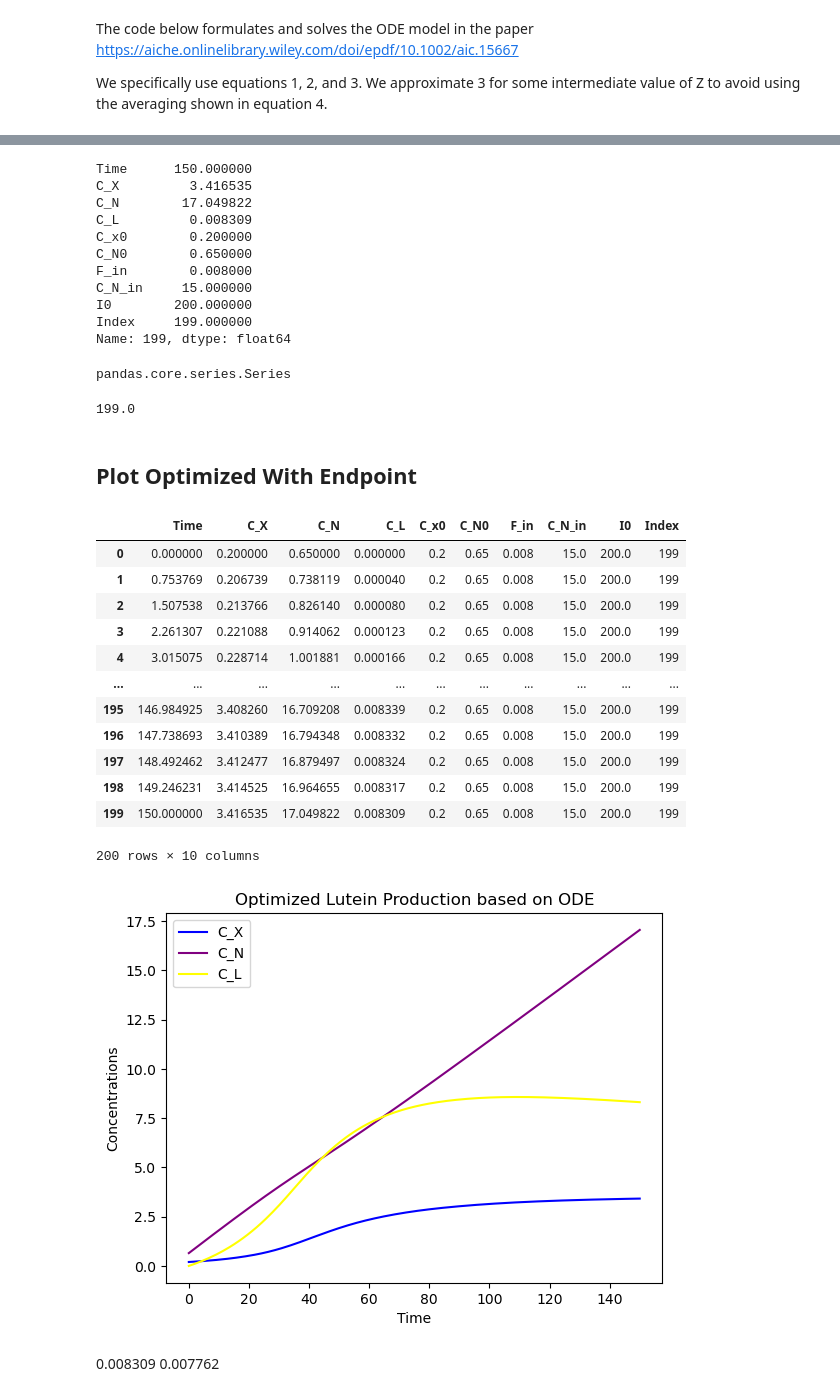
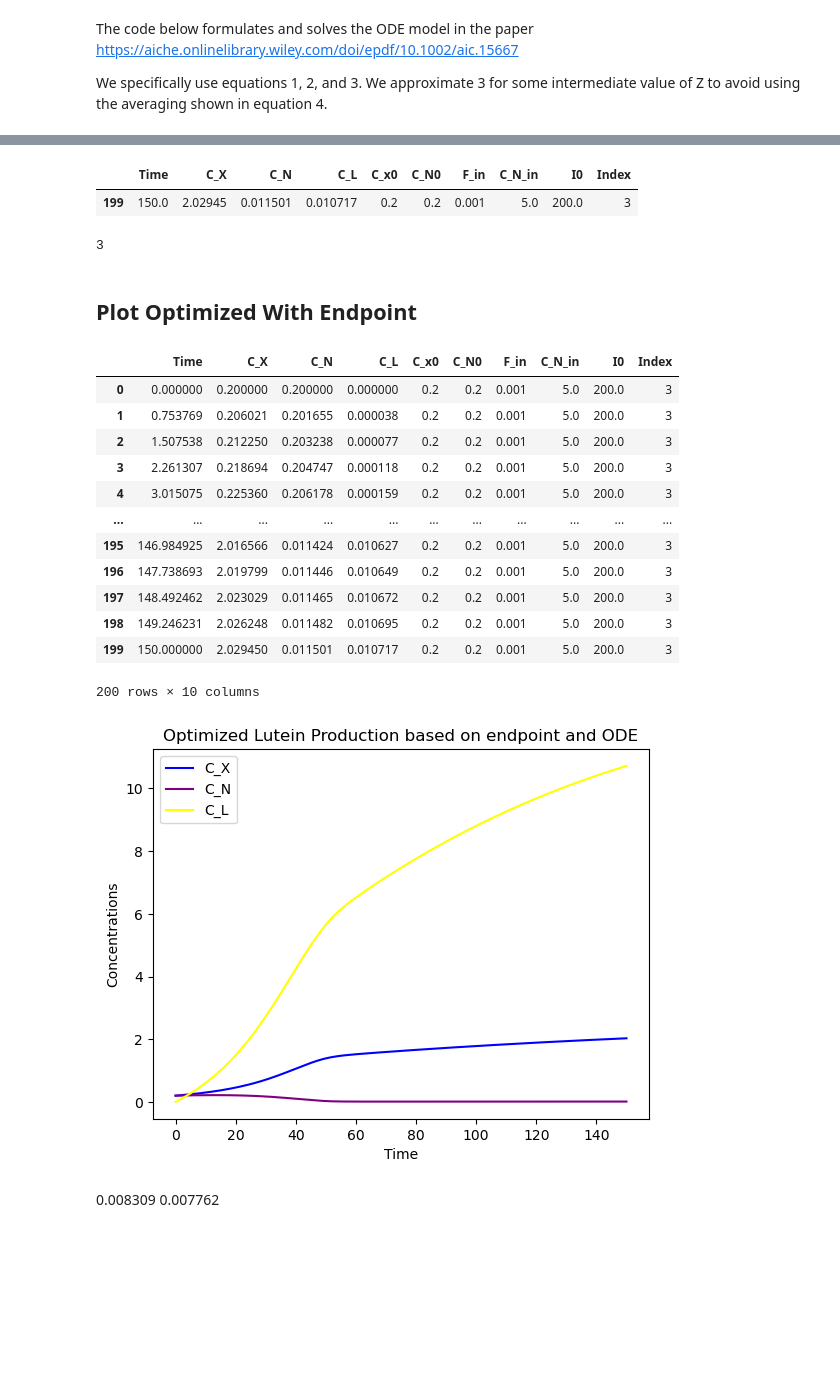
Before and after one commit to swamilikes2code/Python_based_Interactive_Scientific_Visualization, a Jupyter notebook: digital_lab_twin/Alex_Pellett/Lutein_Optimize.ipynb, the cells around one changed output, grey strips where cells are left out. Saved outputs shown, nothing was run; the diff lists cells and outputs as text; code cells hidden in the pictures; blank space fills up the shorter version.

Commit message:
Fixed Optimize with Endpoint and Max Lutein

```diff
--- a/digital_lab_twin/Alex_Pellett/Lutein_Optimize.ipynb
+++ b/digital_lab_twin/Alex_Pellett/Lutein_Optimize.ipynb
@@ -40,7 +40,7 @@ import numpy as np
 # a good range for C_N_in (the inlet concentration of nitrate feed to the reactor) is 5 - 15 g/L
 # a good range for intensity of light is 100 - 200 umol/m2-s
 
-num_values = 5
+num_values = 4
 #Create array of test values for each variable
 C_x0_r = np.linspace(0.2, 2, num_values) #g/L
 C_N0_r = np.linspace(0.2, 2, num_values) #g/L
@@ -190,27 +188,18 @@ max_L_row = endpoint_df.iloc[endpoint_df['C_L'].idxmax()]
-# %%
-max_L_row
-# %% [output]
-Time      150.000000
-C_X         3.416535
-C_N        17.049822
-C_L         0.008309
-C_x0        0.200000
-C_N0        0.650000
-F_in        0.008000
-C_N_in     15.000000
-I0        200.000000
-Index     199.000000
-Name: 199, dtype: float64
-# %%
-type(max_L_row)
-# %% [output]
-pandas.core.series.Series
+# %%
+endpoint_L_max = endpoint_df['C_L'].max()
+# %%
+endpoint_max_info = endpoint_df[endpoint_df['C_L'] == endpoint_L_max]
+# %%
+endpoint_max_info
+# %% [output]
+|  | Time | C_X | C_N | C_L | C_x0 | C_N0 | F_in | C_N_in | I0 | Index |
+| 199 | 150.0 | 2.02945 | 0.011501 | 0.010717 | 0.2 | 0.2 | 0.001 | 5.0 | 200.0 | 3 |
 # %%
-#Variables
-end_opt_index = max_L_row['Index']
+#find experiment number
+end_opt_index = endpoint_max_info.iat[0, 9]
 end_opt_index
 # %% [output]
-199.0
+3
 # %% [markdown]
 ## Plot Optimized With Endpoint
 # %%
@@ -219,31 +208,31 @@ optEndData = mainData.loc[mainData["Index"] == end_opt_index]
 optEndData
 # %% [output]
 |  | Time | C_X | C_N | C_L | C_x0 | C_N0 | F_in | C_N_in | I0 | Index |
-| 0 | 0.000000 | 0.200000 | 0.650000 | 0.000000 | 0.2 | 0.65 | 0.008 | 15.0 | 200.0 | 199 |
-| 1 | 0.753769 | 0.206739 | 0.738119 | 0.000040 | 0.2 | 0.65 | 0.008 | 15.0 | 200.0 | 199 |
-| 2 | 1.507538 | 0.213766 | 0.826140 | 0.000080 | 0.2 | 0.65 | 0.008 | 15.0 | 200.0 | 199 |
-| 3 | 2.261307 | 0.221088 | 0.914062 | 0.000123 | 0.2 | 0.65 | 0.008 | 15.0 | 200.0 | 199 |
-| 4 | 3.015075 | 0.228714 | 1.001881 | 0.000166 | 0.2 | 0.65 | 0.008 | 15.0 | 200.0 | 199 |
+| 0 | 0.000000 | 0.200000 | 0.200000 | 0.000000 | 0.2 | 0.2 | 0.001 | 5.0 | 200.0 | 3 |
+| 1 | 0.753769 | 0.206021 | 0.201655 | 0.000038 | 0.2 | 0.2 | 0.001 | 5.0 | 200.0 | 3 |
+| 2 | 1.507538 | 0.212250 | 0.203238 | 0.000077 | 0.2 | 0.2 | 0.001 | 5.0 | 200.0 | 3 |
+| 3 | 2.261307 | 0.218694 | 0.204747 | 0.000118 | 0.2 | 0.2 | 0.001 | 5.0 | 200.0 | 3 |
+| 4 | 3.015075 | 0.225360 | 0.206178 | 0.000159 | 0.2 | 0.2 | 0.001 | 5.0 | 200.0 | 3 |
 | ... | ... | ... | ... | ... | ... | ... | ... | ... | ... | ... |
-| 195 | 146.984925 | 3.408260 | 16.709208 | 0.008339 | 0.2 | 0.65 | 0.008 | 15.0 | 200.0 | 199 |
-| 196 | 147.738693 | 3.410389 | 16.794348 | 0.008332 | 0.2 | 0.65 | 0.008 | 15.0 | 200.0 | 199 |
-| 197 | 148.492462 | 3.412477 | 16.879497 | 0.008324 | 0.2 | 0.65 | 0.008 | 15.0 | 200.0 | 199 |
-| 198 | 149.246231 | 3.414525 | 16.964655 | 0.008317 | 0.2 | 0.65 | 0.008 | 15.0 | 200.0 | 199 |
-| 199 | 150.000000 | 3.416535 | 17.049822 | 0.008309 | 0.2 | 0.65 | 0.008 | 15.0 | 200.0 | 199 |
+| 195 | 146.984925 | 2.016566 | 0.011424 | 0.010627 | 0.2 | 0.2 | 0.001 | 5.0 | 200.0 | 3 |
+| 196 | 147.738693 | 2.019799 | 0.011446 | 0.010649 | 0.2 | 0.2 | 0.001 | 5.0 | 200.0 | 3 |
+| 197 | 148.492462 | 2.023029 | 0.011465 | 0.010672 | 0.2 | 0.2 | 0.001 | 5.0 | 200.0 | 3 |
+| 198 | 149.246231 | 2.026248 | 0.011482 | 0.010695 | 0.2 | 0.2 | 0.001 | 5.0 | 200.0 | 3 |
+| 199 | 150.000000 | 2.029450 | 0.011501 | 0.010717 | 0.2 | 0.2 | 0.001 | 5.0 | 200.0 | 3 |
 200 rows × 10 columns
 # %%
 import matplotlib.pyplot as plt
 
 plt.plot(optEndData['Time'], optEndData['C_X'], label = "C_X", color = 'blue')
 plt.plot(optEndData['Time'], optEndData['C_N'], label = "C_N", color = 'purple')
 plt.plot(optEndData['Time'], (optEndData['C_L'] * 1000), label = "C_L", color = 'yellow')
 plt.legend()
 plt.xlabel('Time')
 plt.ylabel('Concentrations')
-plt.title("Optimized Lutein Production based on ODE")
+plt.title("Optimized Lutein Production based on endpoint and ODE")
 plt.show()
 # %% [output]
-[figure, old version]
+[figure, new version]
 # %% [markdown]
 0.008309
 0.007762
```
Also changed, not shown: parts of 23 cells of this notebook.
